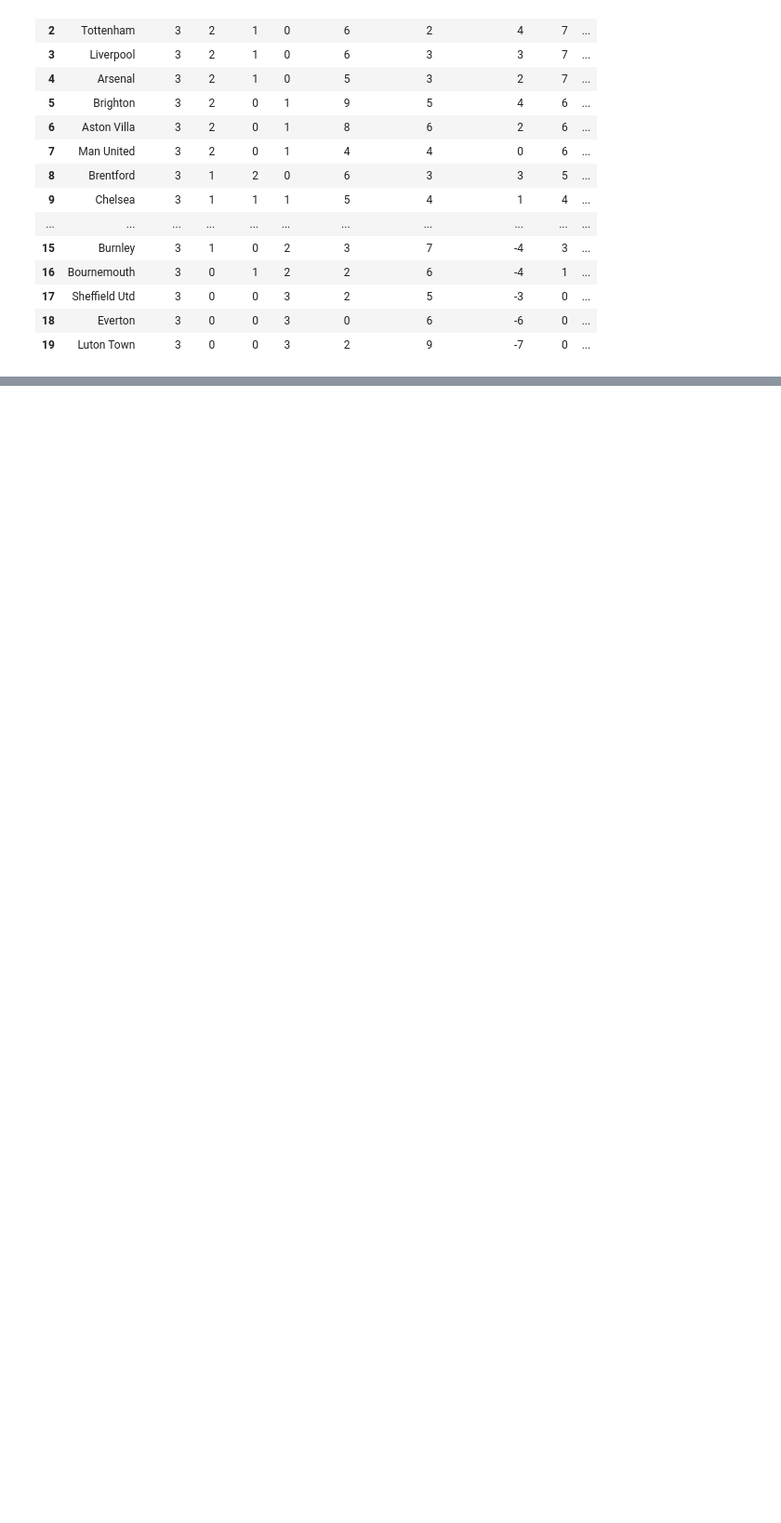
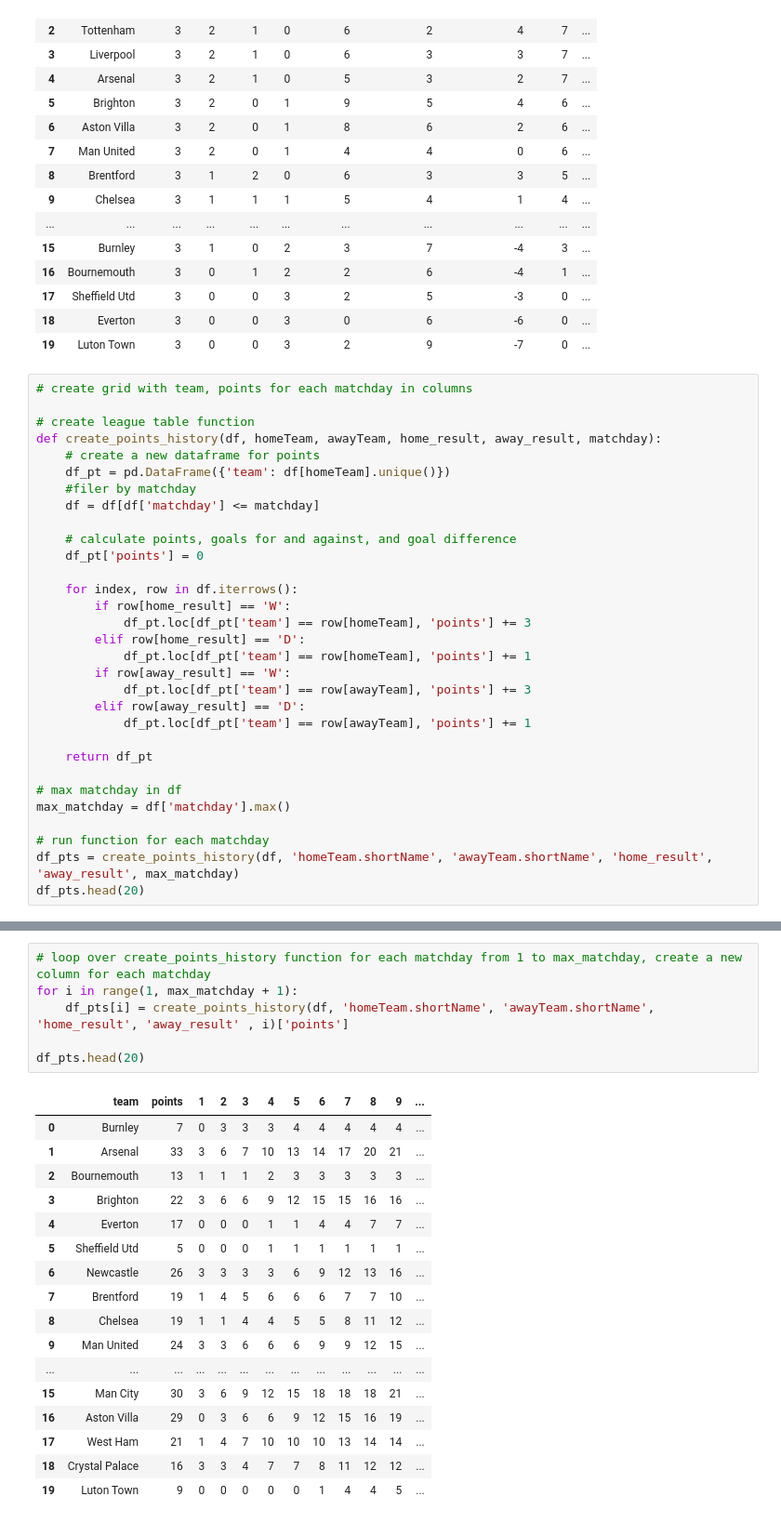
Before and after one commit to solstice035/footballdash, a Jupyter notebook: code/notebooks/results_api-v2.ipynb, the cells around one changed output, grey strips where cells are left out. Shown at 93% size. Saved outputs shown, nothing was run; the diff lists cells and outputs as text; blank space fills up the shorter version.

```diff
--- a/code/notebooks/results_api-v2.ipynb
+++ b/code/notebooks/results_api-v2.ipynb
@@ -308,3 +311,34 @@ df_league_table.head(20)
 | 17 | Sheffield Utd | 3 | 0 | 0 | 3 | 2 | 5 | -3 | 0 | ... |
 | 18 | Everton | 3 | 0 | 0 | 3 | 0 | 6 | -6 | 0 | ... |
 | 19 | Luton Town | 3 | 0 | 0 | 3 | 2 | 9 | -7 | 0 | ... |
+# %%
+# create grid with team, points for each matchday in columns
+
+# create league table function
+def create_points_history(df, homeTeam, awayTeam, home_result, away_result, matchday):
+    # create a new dataframe for points
+    df_pt = pd.DataFrame({'team': df[homeTeam].unique()})
+    #filer by matchday
+    df = df[df['matchday'] <= matchday]
+
+    # calculate points, goals for and against, and goal difference
+    df_pt['points'] = 0
+
+    for index, row in df.iterrows():
+        if row[home_result] == 'W':
+            df_pt.loc[df_pt['team'] == row[homeTeam], 'points'] += 3
+        elif row[home_result] == 'D':
+            df_pt.loc[df_pt['team'] == row[homeTeam], 'points'] += 1
+        if row[away_result] == 'W':
+            df_pt.loc[df_pt['team'] == row[awayTeam], 'points'] += 3
+        elif row[away_result] == 'D':
+            df_pt.loc[df_pt['team'] == row[awayTeam], 'points'] += 1
+
+    return df_pt
+
+# max matchday in df
+max_matchday = df['matchday'].max()
+
+# run function for each matchday
+df_pts = create_points_history(df, 'homeTeam.shortName', 'awayTeam.shortName', 'home_result', 'away_result', max_matchday)
+df_pts.head(20)
@@ -310,0 +363,24 @@ df_league_table.head(20)
+# %%
+# loop over create_points_history function for each matchday from 1 to max_matchday, create a new column for each matchday
+for i in range(1, max_matchday + 1):
+    df_pts[i] = create_points_history(df, 'homeTeam.shortName', 'awayTeam.shortName', 'home_result', 'away_result' , i)['points']
+
+df_pts.head(20)
+# %% [output]
+|  | team | points | 1 | 2 | 3 | 4 | 5 | 6 | 7 | 8 | 9 | ... |
+| 0 | Burnley | 7 | 0 | 3 | 3 | 3 | 4 | 4 | 4 | 4 | 4 | ... |
+| 1 | Arsenal | 33 | 3 | 6 | 7 | 10 | 13 | 14 | 17 | 20 | 21 | ... |
+| 2 | Bournemouth | 13 | 1 | 1 | 1 | 2 | 3 | 3 | 3 | 3 | 3 | ... |
+| 3 | Brighton | 22 | 3 | 6 | 6 | 9 | 12 | 15 | 15 | 16 | 16 | ... |
+| 4 | Everton | 17 | 0 | 0 | 0 | 1 | 1 | 4 | 4 | 7 | 7 | ... |
+| 5 | Sheffield Utd | 5 | 0 | 0 | 0 | 1 | 1 | 1 | 1 | 1 | 1 | ... |
+| 6 | Newcastle | 26 | 3 | 3 | 3 | 3 | 6 | 9 | 12 | 13 | 16 | ... |
+| 7 | Brentford | 19 | 1 | 4 | 5 | 6 | 6 | 6 | 7 | 7 | 10 | ... |
+| 8 | Chelsea | 19 | 1 | 1 | 4 | 4 | 5 | 5 | 8 | 11 | 12 | ... |
+| 9 | Man United | 24 | 3 | 3 | 6 | 6 | 6 | 9 | 9 | 12 | 15 | ... |
+| ... | ... | ... | ... | ... | ... | ... | ... | ... | ... | ... | ... | ... |
+| 15 | Man City | 30 | 3 | 6 | 9 | 12 | 15 | 18 | 18 | 18 | 21 | ... |
+| 16 | Aston Villa | 29 | 0 | 3 | 6 | 6 | 9 | 12 | 15 | 16 | 19 | ... |
+| 17 | West Ham | 21 | 1 | 4 | 7 | 10 | 10 | 10 | 13 | 14 | 14 | ... |
+| 18 | Crystal Palace | 16 | 3 | 3 | 4 | 7 | 7 | 8 | 11 | 12 | 12 | ... |
+| 19 | Luton Town | 9 | 0 | 0 | 0 | 0 | 0 | 1 | 4 | 4 | 5 | ... |
```
Also changed, not shown: parts of 7 cells of this notebook, 2 other files.
